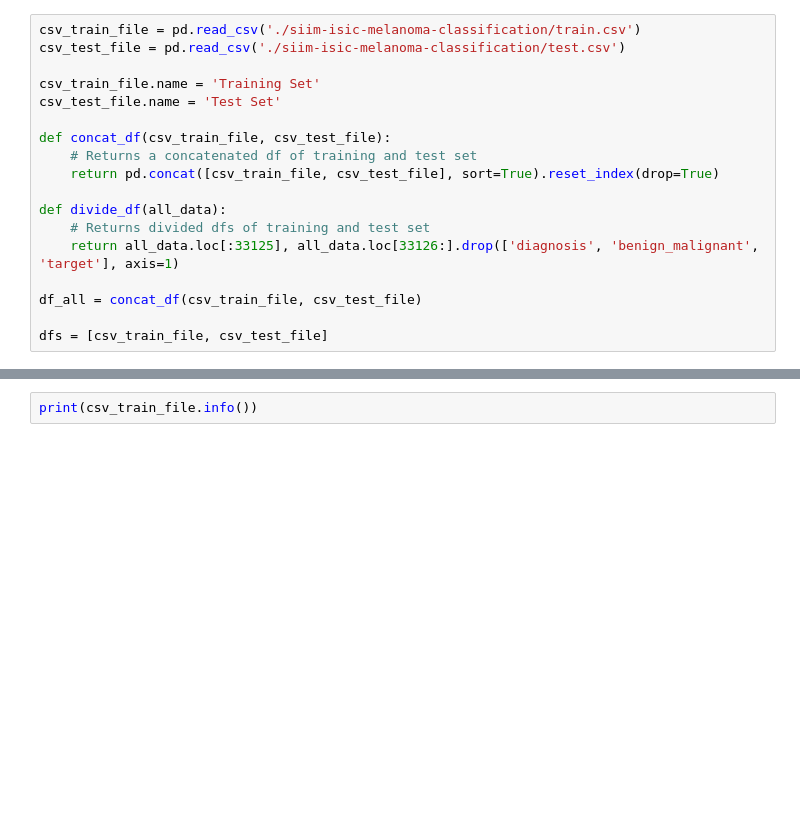
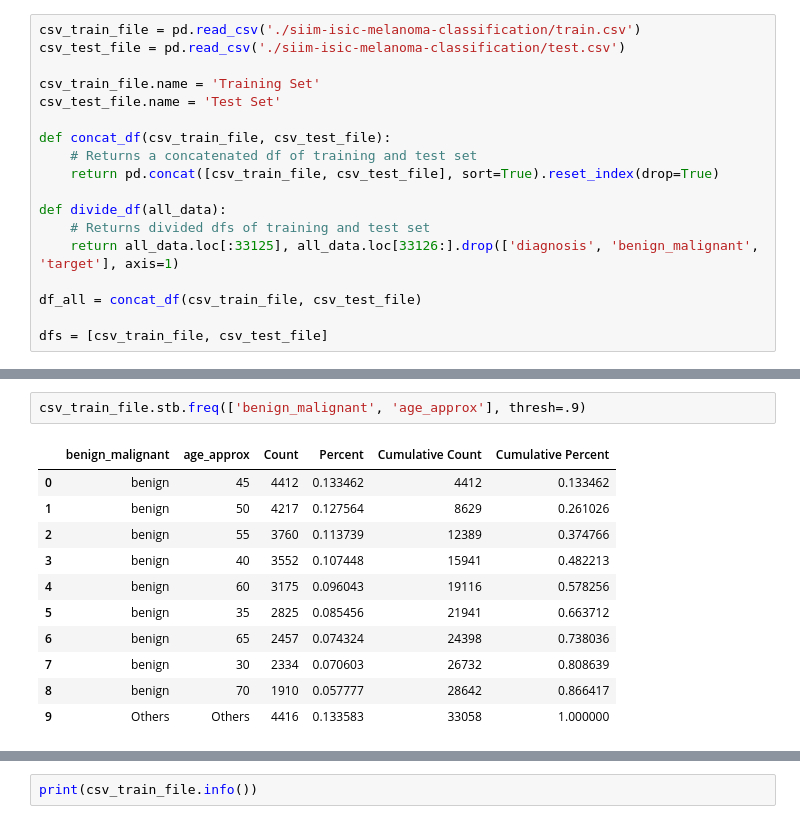
Before and after one commit to JsyPhil/2020-Melanoma-Comp, a Jupyter notebook: CSV-Missing-Data-080620.ipynb, the cells around one changed output, grey strips where cells are left out. Cells and saved outputs as stored; diff of their text form; blank space fills up the shorter version.

```diff
--- a/CSV-Missing-Data-080620.ipynb
+++ b/CSV-Missing-Data-080620.ipynb
@@ -25,0 +62,14 @@ dfs = [csv_train_file, csv_test_file]
+# %%
+csv_train_file.stb.freq(['benign_malignant', 'age_approx'], thresh=.9)
+# %% [output]
+|  | benign_malignant | age_approx | Count | Percent | Cumulative Count | Cumulative Percent |
+| 0 | benign | 45 | 4412 | 0.133462 | 4412 | 0.133462 |
+| 1 | benign | 50 | 4217 | 0.127564 | 8629 | 0.261026 |
+| 2 | benign | 55 | 3760 | 0.113739 | 12389 | 0.374766 |
+| 3 | benign | 40 | 3552 | 0.107448 | 15941 | 0.482213 |
+| 4 | benign | 60 | 3175 | 0.096043 | 19116 | 0.578256 |
+| 5 | benign | 35 | 2825 | 0.085456 | 21941 | 0.663712 |
+| 6 | benign | 65 | 2457 | 0.074324 | 24398 | 0.738036 |
+| 7 | benign | 30 | 2334 | 0.070603 | 26732 | 0.808639 |
+| 8 | benign | 70 | 1910 | 0.057777 | 28642 | 0.866417 |
+| 9 | Others | Others | 4416 | 0.133583 | 33058 | 1.000000 |
```
Also changed, not shown: parts of 5 cells of this notebook.
